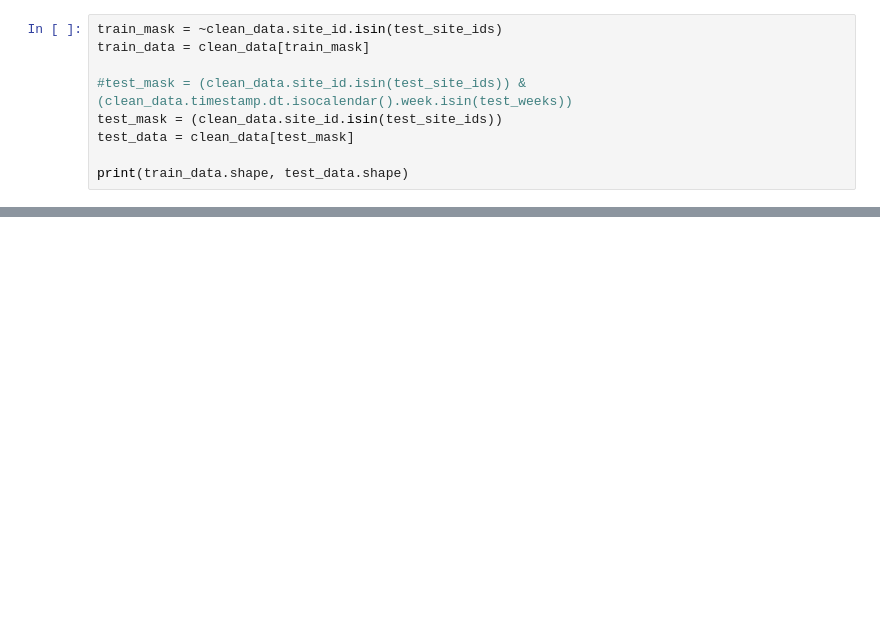
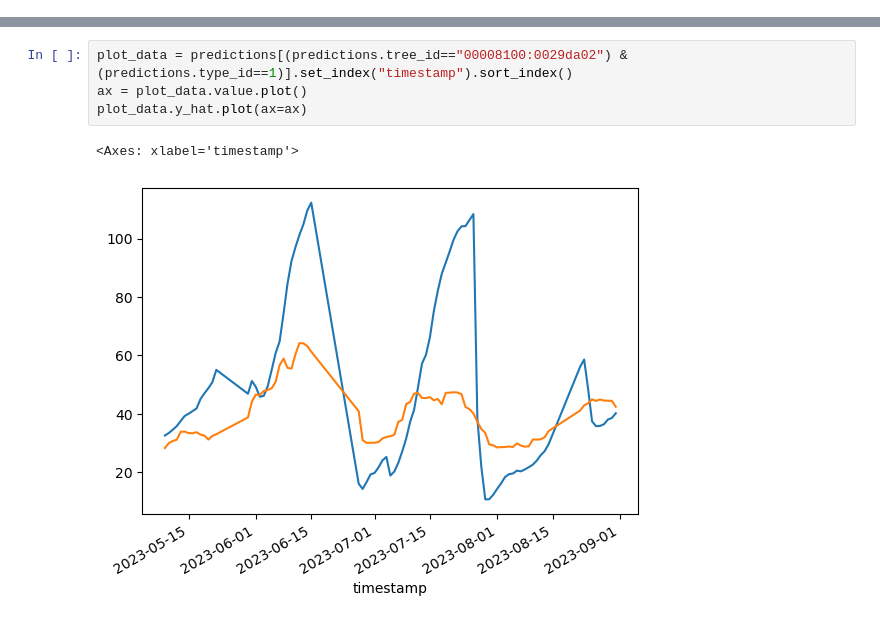
Before and after one commit to technologiestiftung/qtrees-ai-data, a Jupyter notebook: notebooks/model_evaluation.ipynb, the cells around one changed output, grey strips where cells are left out. Drawn from its saved outputs; the diff is of its cells as text; blank space fills up the shorter version.

```diff
--- a/notebooks/model_evaluation.ipynb
+++ b/notebooks/model_evaluation.ipynb
@@ -129,9 +150,0 @@ train_weeks, test_weeks
-# %%
-train_mask = ~clean_data.site_id.isin(test_site_ids)
-train_data = clean_data[train_mask]
-
-#test_mask = (clean_data.site_id.isin(test_site_ids)) & (clean_data.timestamp.dt.isocalendar().week.isin(test_weeks))
-test_mask = (clean_data.site_id.isin(test_site_ids))
-test_data = clean_data[test_mask]
-
-print(train_data.shape, test_data.shape)
@@ -210,0 +309,7 @@ print(mae, rmse)
+# %%
+plot_data = predictions[(predictions.tree_id=="00008100:0029da02") & (predictions.type_id==1)].set_index("timestamp").sort_index()
+ax = plot_data.value.plot()
+plot_data.y_hat.plot(ax=ax)
+# %% [output]
+<Axes: xlabel='timestamp'>
+[figure, added]
```
Also changed, not shown: parts of 26 cells of this notebook.
